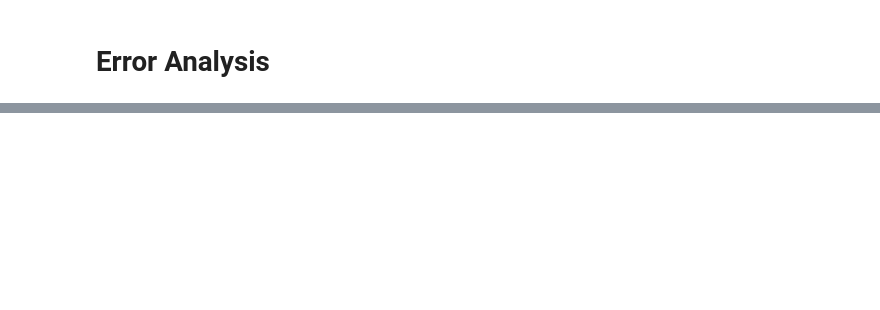
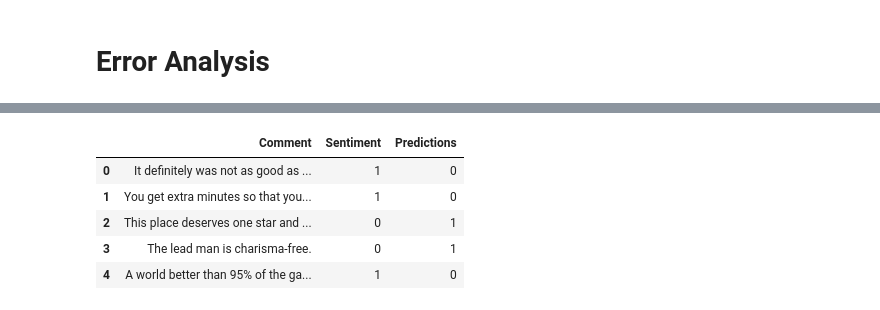
Before and after one commit to msiddalingaiah/MachineLearning, a Jupyter notebook: Text/Sentiment_BERT.ipynb, the cells around one changed output, grey strips where cells are left out. Cells and saved outputs as stored; diff of their text form; code cells hidden in the pictures; blank space fills up the shorter version.

Commit message:
Refactor Sentiment_BERT

```diff
--- a/Text/Sentiment_BERT.ipynb
+++ b/Text/Sentiment_BERT.ipynb
@@ -228,0 +228,19 @@ Prediction: 1, label: 0
+# %%
+text = []
+labels = []
+preds = []
+for i in range(len(predictions)):
+  if most_likely[i] != y_test[i]:
+    text.append(x_test[i])
+    labels.append(y_test[i])
+    preds.append(most_likely[i])
+
+errors = pd.DataFrame({'Comment':text, 'Sentiment':labels, 'Predictions':preds})
+errors.head()
+# %% [output]
+|  | Comment | Sentiment | Predictions |
+| 0 | It definitely was not as good as ... | 1 | 0 |
+| 1 | You get extra minutes so that you... | 1 | 0 |
+| 2 | This place deserves one star and ... | 0 | 1 |
+| 3 | The lead man is charisma-free. | 0 | 1 |
+| 4 | A world better than 95% of the ga... | 1 | 0 |
```
Also changed, not shown: parts of 9 cells of this notebook.
